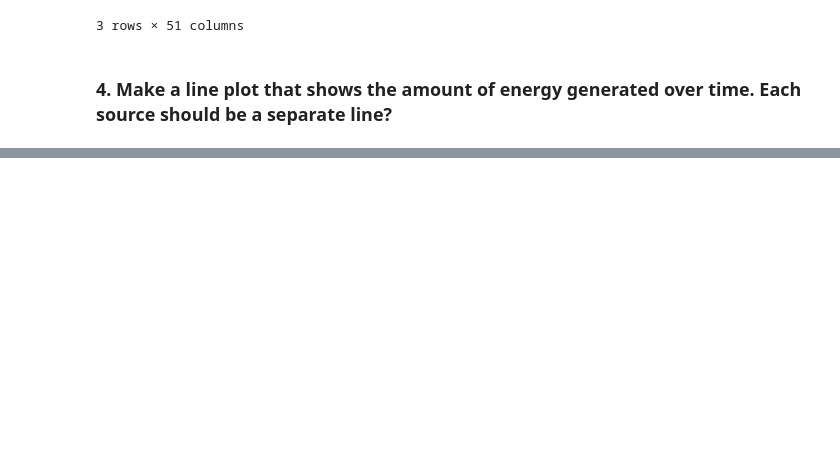
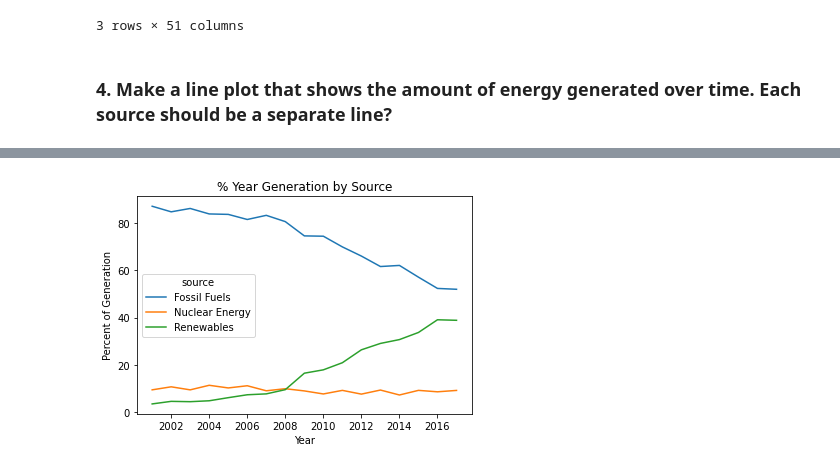
Before and after one commit to CharlesAtchison/time-series-exercises, a Jupyter notebook: time_series_data.ipynb, the cells around one changed output, grey strips where cells are left out. Saved outputs shown, nothing was run; the diff lists cells and outputs as text; code cells hidden in the pictures; blank space fills up the shorter version.

```diff
--- a/time_series_data.ipynb
+++ b/time_series_data.ipynb
@@ -327,0 +339,9 @@ plt.show()
+# %%
+tmp = ie.reset_index()
+sns.lineplot(x=tmp.year, y=tmp.pct_total, hue=tmp.source)
+plt.title('% Year Generation by Source')
+plt.ylabel('Percent of Generation')
+plt.xlabel('Year')
+plt.show()
+# %% [output]
+[figure, added]
```
Also changed, not shown: parts of 6 cells of this notebook.
